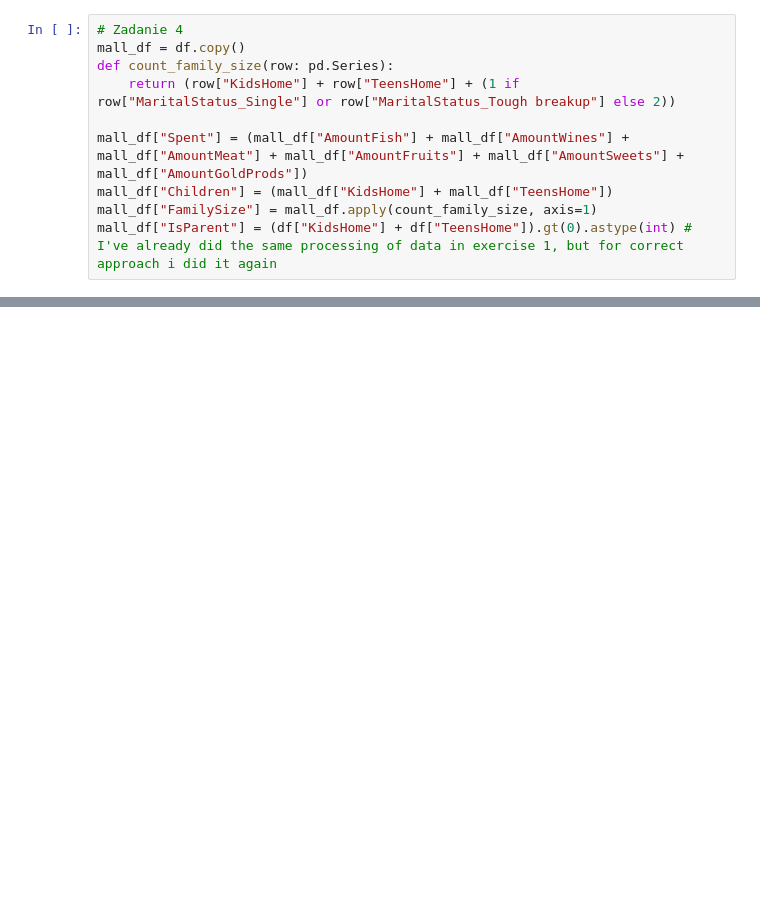
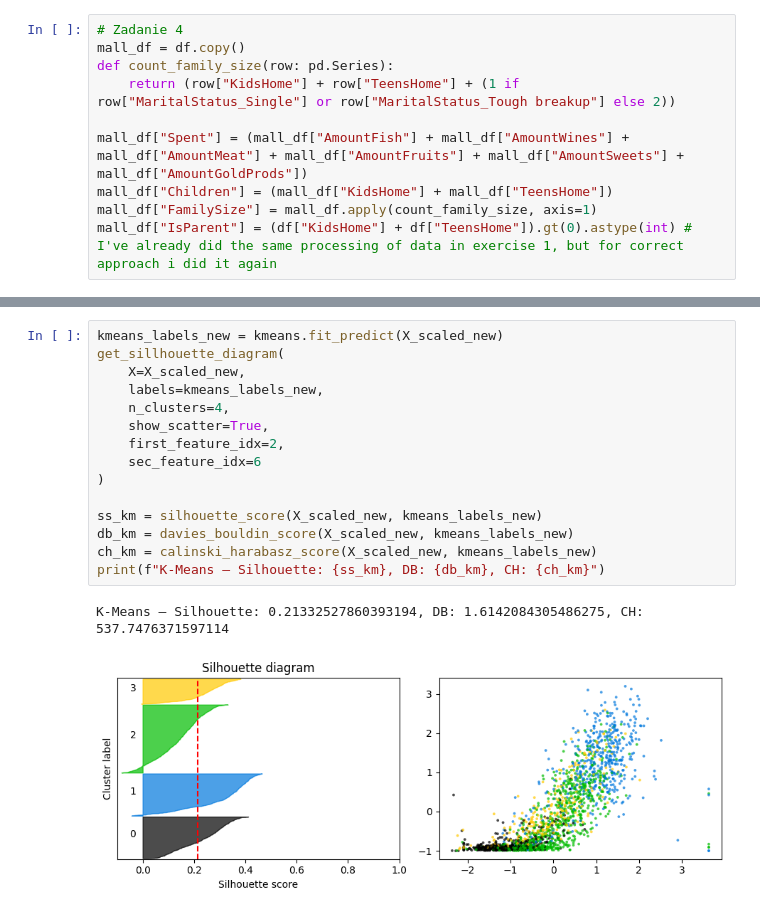
Before and after one commit to jancewicz/PJATK---Artificial-Intelligence-Postgraduate-Studies-, a Jupyter notebook: scikit-learn/pawel_jancewicz_pr7_2026/marketing_campaign/marketing_campaign.ipynb, the cells around one changed output, grey strips where cells are left out. Saved outputs shown, nothing was run; the diff lists cells and outputs as text; blank space fills up the shorter version.

Commit message:
exercise 5 - apply PCA then use it for Kmean, HC and dbscan

```diff
--- a/scikit-learn/pawel_jancewicz_pr7_2026/marketing_campaign/marketing_campaign.ipynb
+++ b/scikit-learn/pawel_jancewicz_pr7_2026/marketing_campaign/marketing_campaign.ipynb
@@ -624 +625,19 @@ plt.show()
+# %%
+kmeans_labels_new = kmeans.fit_predict(X_scaled_new)
+get_sillhouette_diagram(
+    X=X_scaled_new,
+    labels=kmeans_labels_new,
+    n_clusters=4,
+    show_scatter=True,
+    first_feature_idx=2,
+    sec_feature_idx=6
+)
+
+ss_km = silhouette_score(X_scaled_new, kmeans_labels_new)
+db_km = davies_bouldin_score(X_scaled_new, kmeans_labels_new)
+ch_km = calinski_harabasz_score(X_scaled_new, kmeans_labels_new)
+print(f"K-Means — Silhouette: {ss_km}, DB: {db_km}, CH: {ch_km}")
+# %% [output]
+K-Means — Silhouette: 0.21332527860393194, DB: 1.6142084305486275, CH: 537.7476371597114
+[figure, added]
 # %%
```
Also changed, not shown: parts of 19 cells of this notebook.
